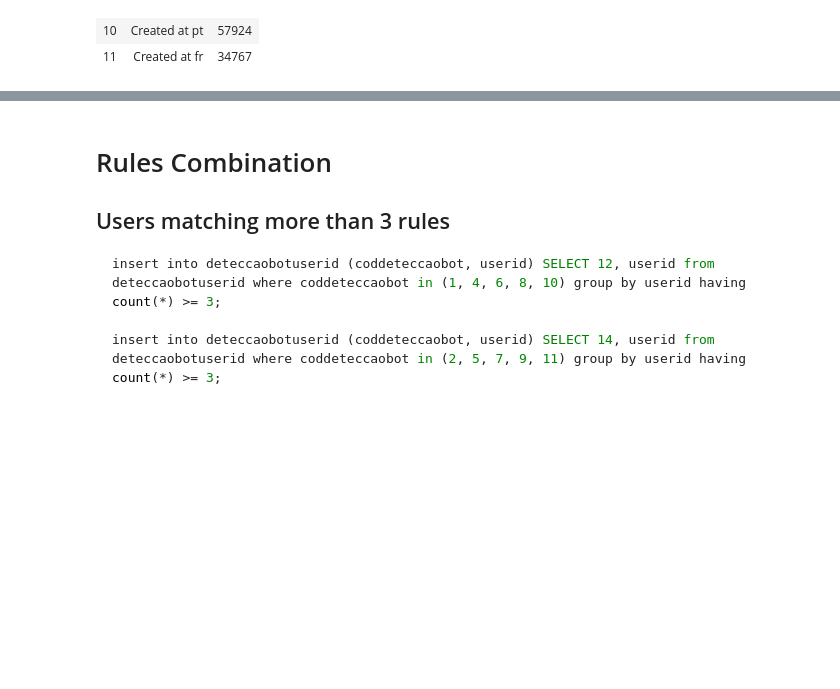
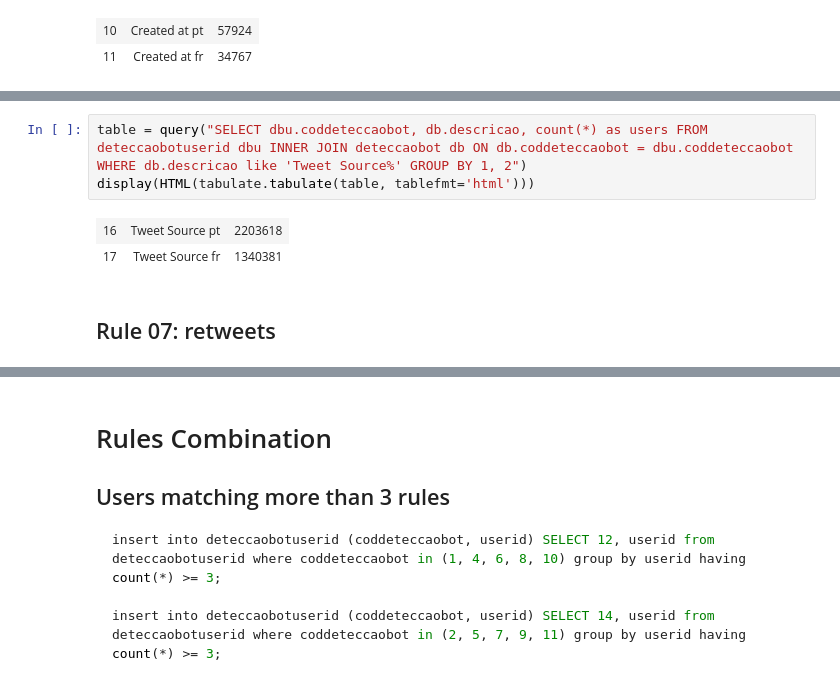
Before and after one commit to mtarcinalli/twitter-covid, a Jupyter notebook: 03_bots_detection_postgres.ipynb, the cells around one changed output, grey strips where cells are left out. Cells and saved outputs as stored; diff of their text form; blank space fills up the shorter version.

Commit message:
rts e source

```diff
--- a/03_bots_detection_postgres.ipynb
+++ b/03_bots_detection_postgres.ipynb
@@ -120,0 +134,8 @@ display(HTML(tabulate.tabulate(table, tablefmt='html')))
+# %%
+table = query("SELECT dbu.coddeteccaobot, db.descricao, count(*) as users FROM deteccaobotuserid dbu INNER JOIN deteccaobot db ON db.coddeteccaobot = dbu.coddeteccaobot WHERE db.descricao like 'Tweet Source%' GROUP BY 1, 2")
+display(HTML(tabulate.tabulate(table, tablefmt='html')))
+# %% [output]
+| 16 | Tweet Source pt | 2203618 |
+| 17 | Tweet Source fr | 1340381 |
+# %% [markdown]
+## Rule 07: retweets
```
Also changed, not shown: parts of 18 cells of this notebook.
